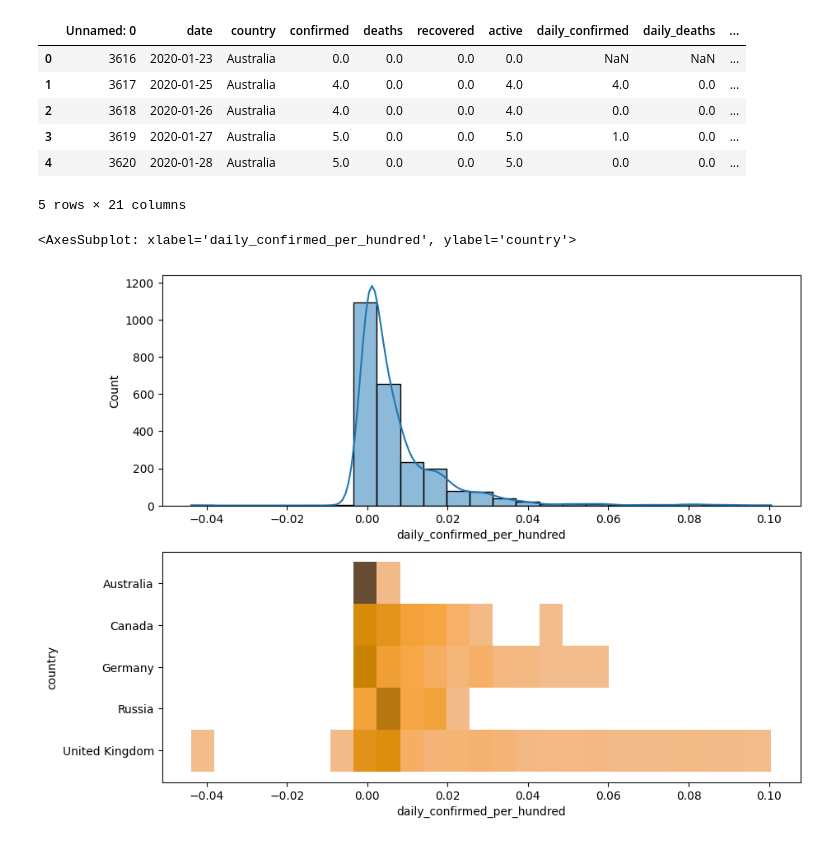
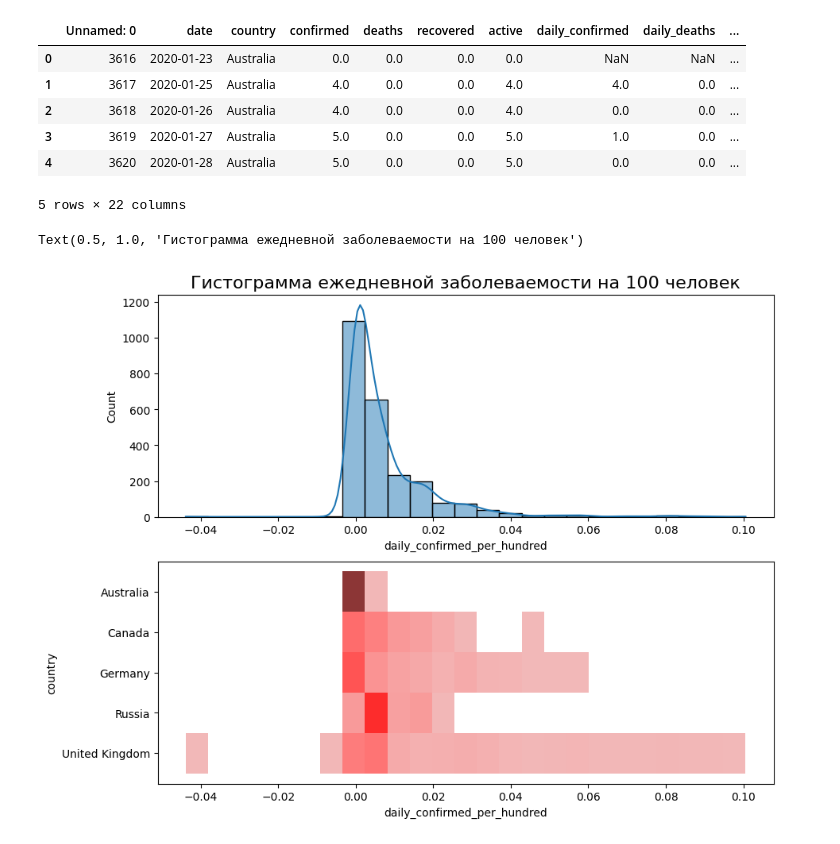
Before and after one commit to SudarickovIlya/DataCleaningProject, a Jupyter notebook: Visualization/Seaborn.ipynb, the cells around one changed output. Drawn from its saved outputs; the diff is of its cells as text; code cells hidden in the pictures.

```diff
--- a/Visualization/Seaborn.ipynb
+++ b/Visualization/Seaborn.ipynb
@@ -20,6 +20,8 @@ populations = pd.DataFrame([
 
 croped_covid_df = croped_covid_df.merge(populations, on='country')
 croped_covid_df['daily_confirmed_per_hundred'] = croped_covid_df['daily_confirmed'] / croped_covid_df['population'] * 100
+croped_covid_df['date'] = pd.to_datetime(croped_covid_df['date'])
+croped_covid_df['quarter'] = croped_covid_df['date'].dt.quarter
 croped_covid_df.head()
 # %% [output]
 |  | Unnamed: 0 | date | country | confirmed | deaths | recovered | active | daily_confirmed | daily_deaths | ... |
@@ -28,26 +30,28 @@ croped_covid_df.head()
 | 2 | 3618 | 2020-01-26 | Australia | 4.0 | 0.0 | 0.0 | 4.0 | 0.0 | 0.0 | ... |
 | 3 | 3619 | 2020-01-27 | Australia | 5.0 | 0.0 | 0.0 | 5.0 | 1.0 | 0.0 | ... |
 | 4 | 3620 | 2020-01-28 | Australia | 5.0 | 0.0 | 0.0 | 5.0 | 0.0 | 0.0 | ... |
-5 rows × 21 columns
+5 rows × 22 columns
 # %%
 fig, axes = plt.subplots(nrows=2, ncols=1, figsize=(10, 8))
 
 sns.histplot(
     croped_covid_df,
     x='daily_confirmed_per_hundred',
     bins=25,
     kde=True,
-    ax = axes[0]
+    ax=axes[0]
 )
 
 sns.histplot(
     croped_covid_df,
     x='daily_confirmed_per_hundred',
     y='country',
+    color='red',
     bins=25,
-    ax=axes[1],
-    color='orange'
+    ax=axes[1]
 )
+
+axes[0].set_title('Гистограмма ежедневной заболеваемости на 100 человек', fontsize=16)
 # %% [output]
-<AxesSubplot: xlabel='daily_confirmed_per_hundred', ylabel='country'>
+Text(0.5, 1.0, 'Гистограмма ежедневной заболеваемости на 100 человек')
-[figure, old version]
+[figure, new version]
```
Also changed, not shown: parts of 3 cells of this notebook.
